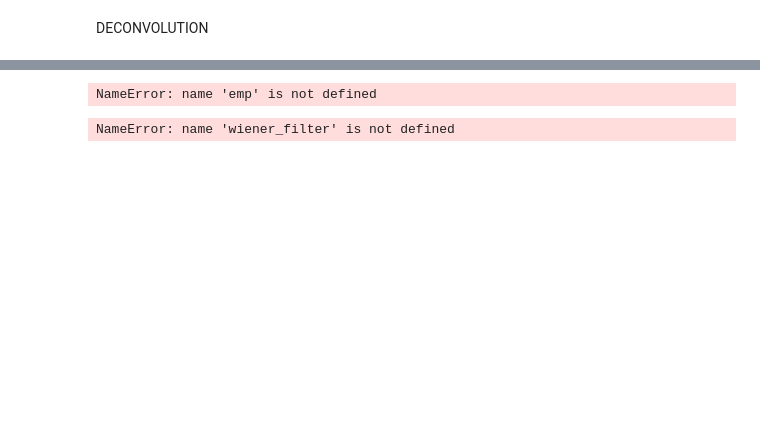
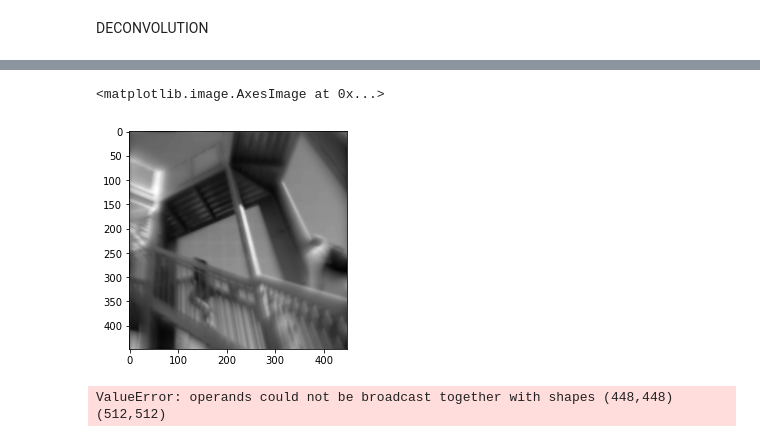
Before and after one commit to Alphalep/denoise-aberration-repo, a Jupyter notebook: main.ipynb, the cells around one changed output, grey strips where cells are left out. Drawn from its saved outputs; the diff is of its cells as text; code cells hidden in the pictures; blank space fills up the shorter version.

```diff
--- a/main.ipynb
+++ b/main.ipynb
@@ -482,23 +235,35 @@ plt.imshow(deconv_img,'gray')
 # %%
+#Weiner Deconvolution Filter#
 def wiener_filter(img, kernel, K = 10):
     dummy = np.copy(img)
-    kernel = np.pad(kernel, [(0, dummy.shape[0] - kernel.shape[0]), (0, dummy.shape[1] - kernel.shape[1])], 'constant')
+    F = dummy.shape[0] - kernel.shape[0]
+    G = dummy.shape[1] - kernel.shape[1]
+    kernel = np.pad(kernel, [(F//2,F//2), (G//2,G//2)], 'constant')
     # Fourier Transform
     dummy = fft2(dummy)
     kernel = fft2(kernel)
     kernel = np.conj(kernel) / (np.abs(kernel) ** 2 + K)
     dummy = dummy * kernel
-    dummy = np.abs(ifft2(dummy))
+    dummy = ifftshift(np.abs(ifft2(ifftshift(dummy))))
     return np.uint8(dummy)
+
+
+deconv_img = wiener_filter(sum, psf_arr[len(psf_arr)//2],1)
+plt.figure()
+plt.imshow(deconv_img,'gray')
+# %% [output]
+<matplotlib.image.AxesImage at 0x...>
+[figure, added]
 # %%
-out_patches, indices_out = emp.extract_patches(sum, patchsize=patch_size, overlap=overlapPercent)
+
+out_patches, out_indices = emp.extract_patches(sum, patchsize=patch_size, overlap=overlapPercent)
 deconv_out = np.zeros(sum.shape,dtype=float)
 window = np.zeros(sum.shape,float)
 for id,patch in enumerate(out_patches):
     ind = indices_out[id]
     window[ind[0]:ind[1],ind[2]:ind[3]]= tri(patch_size)
     psf = psf_arr[id]
-    deconv_img = wiener_filter((window*sum),psf,1)
+    deconv_img = wiener_filter((window*img),psf,1)
     deconv_out = deconv_img + deconv_out
     window[ind[0]:ind[1],ind[2]:ind[3]]= 0
 deconv_out= deconv_out[patch_size:deconv_out.shape[0]-patch_size,patch_size:deconv_out.shape[1]-patch_size]
@@ -506,10 +271,4 @@ plt.figure()
 plt.axis('off')
 plt.imshow(deconv_out,'gray')
 # %% [output]
-NameError: name 'emp' is not defined
+ValueError: operands could not be broadcast together with shapes (448,448) (512,512)
-# %%
-deconv_img =   wiener_filter(sum,psf[0],10)
-plt.figure()
-plt.imshow(deconv_out,'gray')
-# %% [output]
-NameError: name 'wiener_filter' is not defined
```
Also changed, not shown: parts of 34 cells of this notebook, 3 other files.
